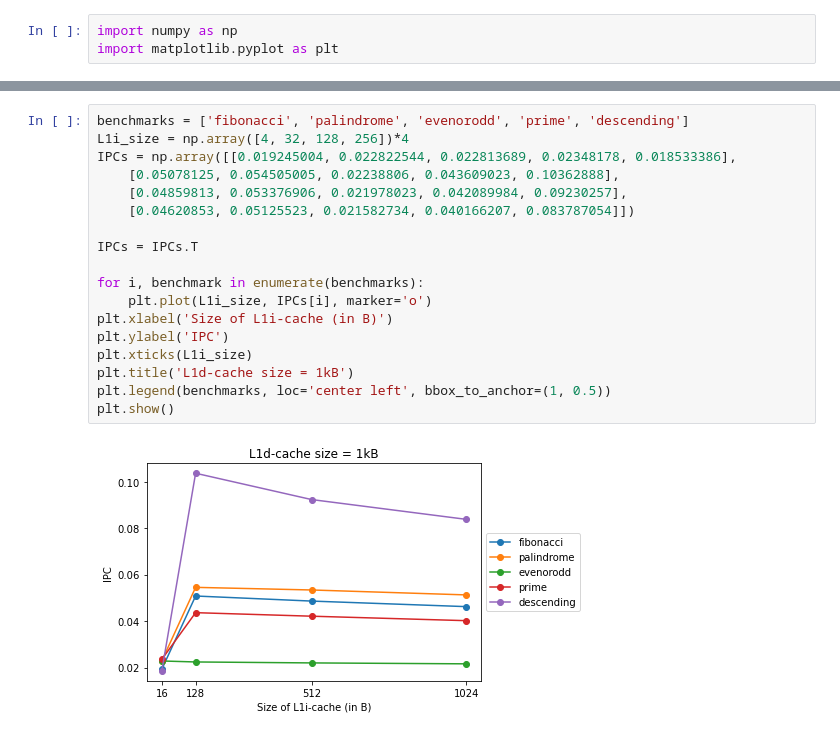
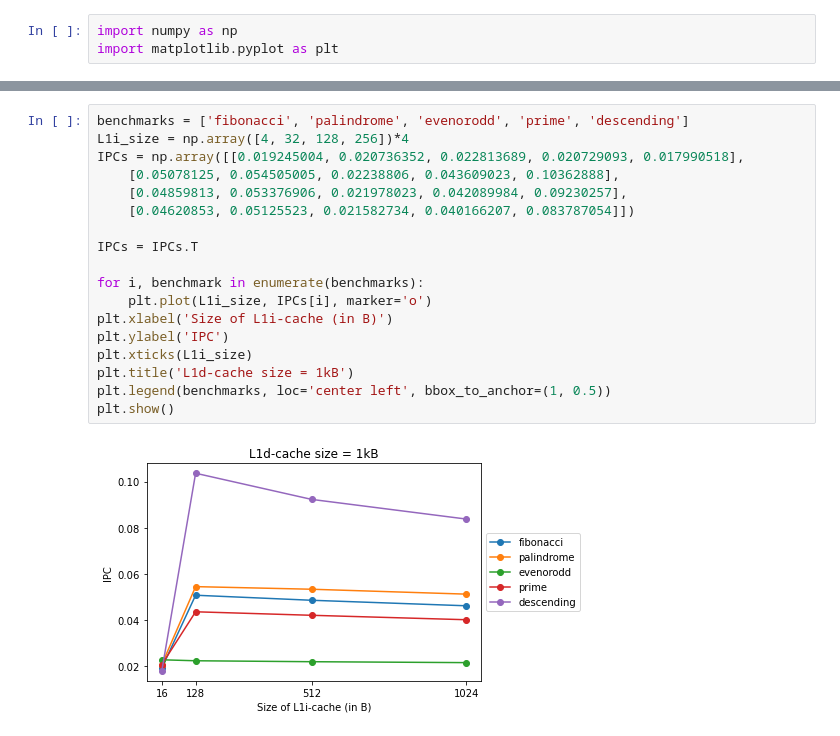
Before and after one commit to ModernOctave/Computer-Architecture-Lab, a Jupyter notebook: assignment6/plot.ipynb, the cells around one changed output, grey strips where cells are left out. Drawn from its saved outputs; the diff is of its cells as text.

```diff
--- a/assignment6/plot.ipynb
+++ b/assignment6/plot.ipynb
@@ -44,23 +41,23 @@ make: *** [makefile:14: testzip] Error 1
 # %%
 benchmarks = ['fibonacci', 'palindrome', 'evenorodd', 'prime', 'descending']
 L1i_size = np.array([4, 32, 128, 256])*4
-IPCs = np.array([[0.019245004, 0.022822544, 0.022813689, 0.02348178, 0.018533386],
+IPCs = np.array([[0.019245004, 0.020736352, 0.022813689, 0.020729093, 0.017990518],
 	[0.05078125, 0.054505005, 0.02238806, 0.043609023, 0.10362888],
 	[0.04859813, 0.053376906, 0.021978023, 0.042089984, 0.09230257],
 	[0.04620853, 0.05125523, 0.021582734, 0.040166207, 0.083787054]])
 
 IPCs = IPCs.T
 
 for i, benchmark in enumerate(benchmarks):
 	plt.plot(L1i_size, IPCs[i], marker='o')
 plt.xlabel('Size of L1i-cache (in B)')
 plt.ylabel('IPC')
 plt.xticks(L1i_size)
 plt.title('L1d-cache size = 1kB')
 plt.legend(benchmarks, loc='center left', bbox_to_anchor=(1, 0.5))
 plt.show()
 # %% [output]
-[figure, old version]
+[figure, new version]
 # %%
 benchmarks = ['fibonacci', 'palindrome', 'evenorodd', 'prime', 'descending']
 L1d_size = np.array([4, 32, 128, 256])*4
```
Also changed, not shown: parts of 2 cells of this notebook, 16 other files.
